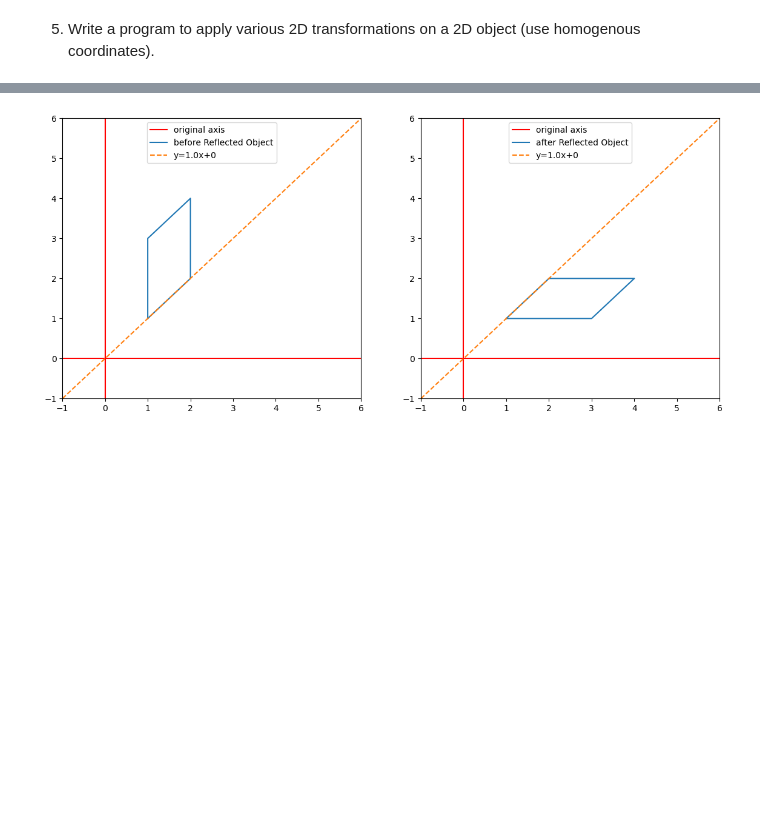
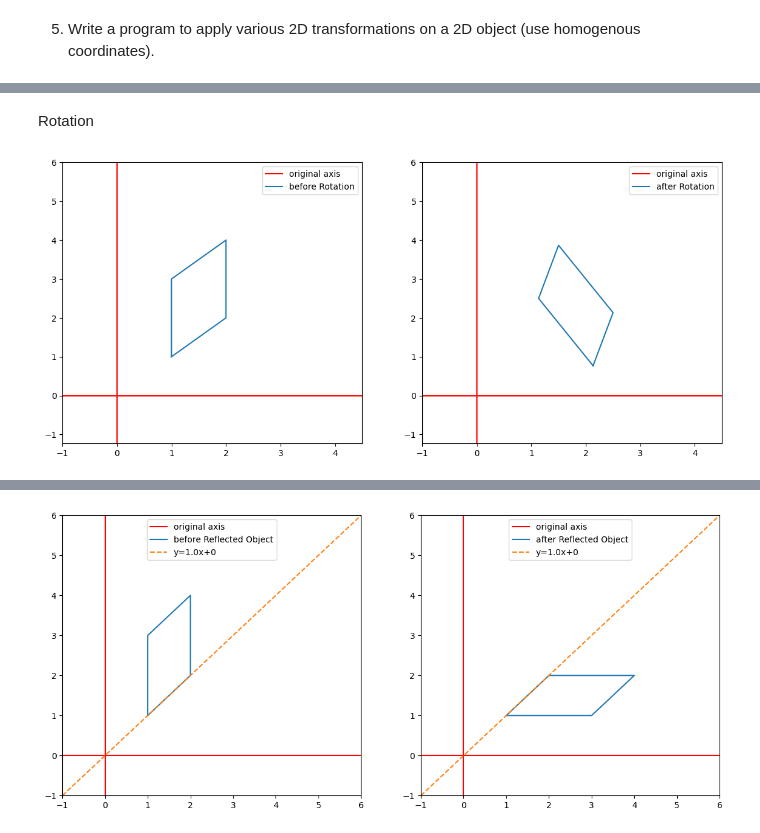
Before and after one commit to Chandan1707/Computer_Graphics, a Jupyter notebook: Assignment_05_2D_transformations.ipynb, the cells around one changed output, grey strips where cells are left out. Cells and saved outputs as stored; diff of their text form; code cells hidden in the pictures; blank space fills up the shorter version.

```diff
--- a/Assignment_05_2D_transformations.ipynb
+++ b/Assignment_05_2D_transformations.ipynb
@@ -66,5 +73,24 @@ def rotation(obj_org, theta=0, co_ordinate=(0, 0)):
     return:
         obj_new (ndarray)   : new object after rotation.
     """
-    pass
+
+    t_x, t_y = co_ordinate
+    T_v = np.array([[1, 0, t_x], \
+                    [0, 1, t_y], \
+                    [0, 0,   1]])
+
+    T_v_neg = np.array([[1, 0, -t_x], \
+                        [0, 1, -t_y], \
+                        [0, 0,    1]])
+    # rotation vector (theta positive rotation)
+    R_theta = np.array([[np.cos(np.deg2rad(theta)),-np.sin(np.deg2rad(theta)), 0], \
+                        [np.sin(np.deg2rad(theta)), np.cos(np.deg2rad(theta)), 0], \
+                        [                        0,                         0, 1]])
+
+    obj_1 = np.dot(T_v_neg, obj_org)
+    obj_2 = np.dot(R_theta, obj_1)
+    obj_new = np.dot(T_v, obj_2)
+
+    ax, LIM = print_obj(obj_org, obj_new, label="Rotation")
+    return obj_new
 # %%
@@ -140,0 +181,11 @@ def reflection(theta, c, obj):
+# %% [markdown]
+Rotation
+# %%
+# rectangle of cordinate A(1, 1), B(2, 2), C(2, 4), D(1, 3)
+obj = np.array([[1, 2, 2, 1], \
+                [1, 2, 4, 3],\
+                [1, 1, 1, 1]])
+co_ordinate = (2, 3)
+obj_3 = rotation(obj, theta=30, co_ordinate=co_ordinate)
+# %% [output]
+[figure, added]
```
Also changed, not shown: parts of 7 cells of this notebook.
